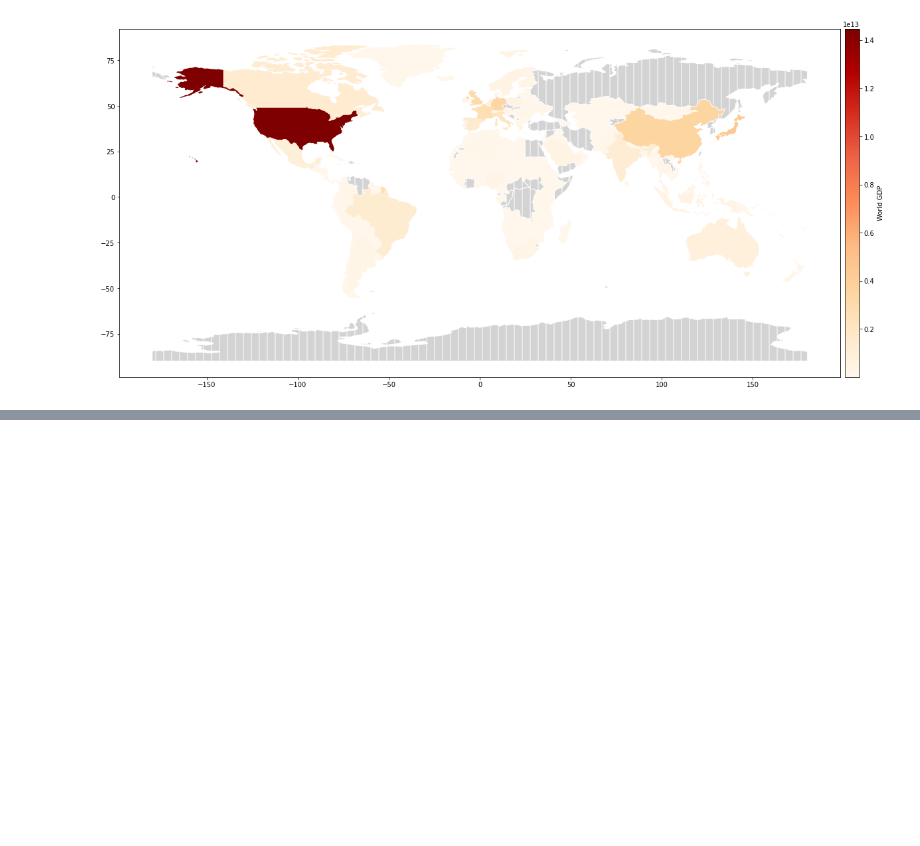
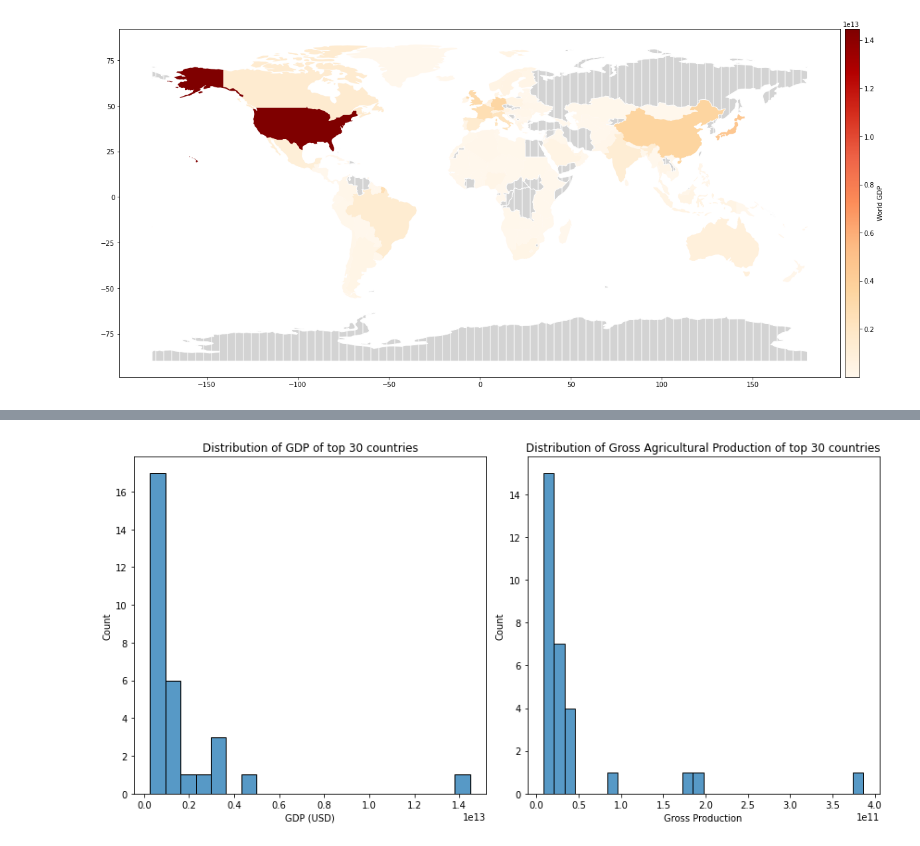
Before and after one commit to saumyasucharita/Agriculture-Data-Analysis, a Jupyter notebook: Multi-variate time series regression.ipynb, the cells around one changed output, grey strips where cells are left out. Saved outputs shown, nothing was run; the diff lists cells and outputs as text; code cells hidden in the pictures; blank space fills up the shorter version.

```diff
--- a/Multi-variate time series regression.ipynb
+++ b/Multi-variate time series regression.ipynb
@@ -287,0 +348,20 @@ However, correlation does not imply causation, so further analysis is required.
+# %%
+# Visualize data distributions using histograms
+sorted_df_GDP = merged_df_2007.sort_values(by=['GDP_USD'], ascending=[False]).head(30)
+sorted_df_Prod = merged_df_2007.sort_values(by=['Gross_Production'], ascending=[False]).head(30)
+
+plt.figure(figsize=(12, 6))
+plt.subplot(1, 2, 1)
+sns.histplot(data = sorted_df_GDP['GDP_USD'])
+plt.xlabel('GDP (USD)')
+plt.title('Distribution of GDP of top 30 countries')
+
+plt.subplot(1, 2, 2)
+sns.histplot(data = sorted_df_Prod['Gross_Production'])
+plt.xlabel('Gross Production')
+plt.title('Distribution of Gross Agricultural Production of top 30 countries')
+
+plt.tight_layout()
+plt.show()
+# %% [output]
+[figure, added]
```
Also changed, not shown: parts of 18 cells of this notebook.
